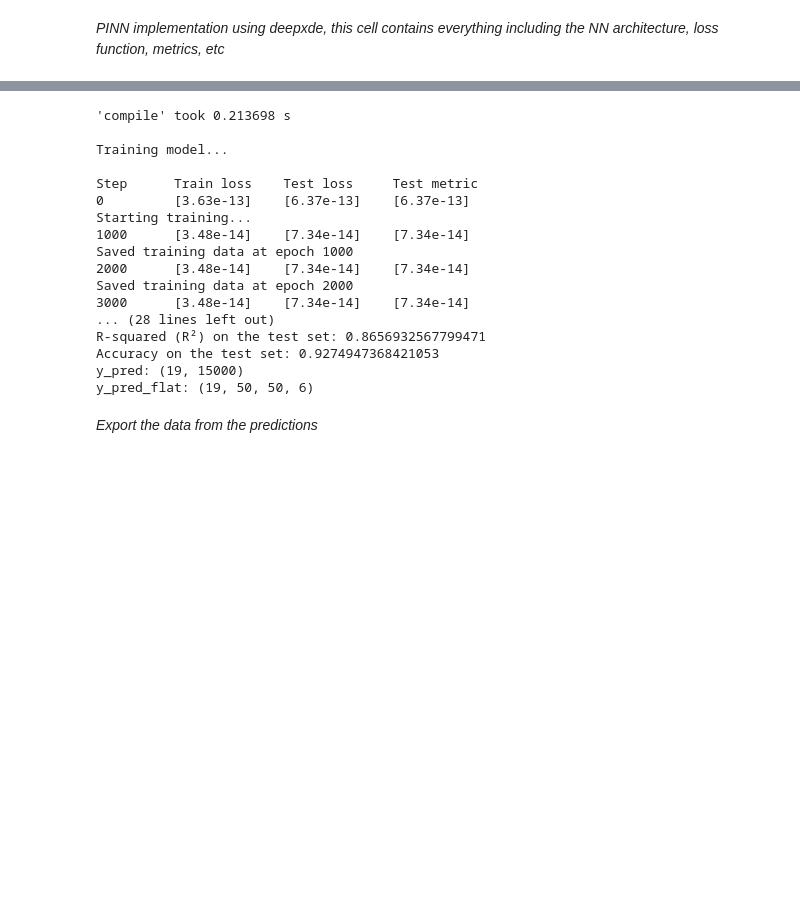
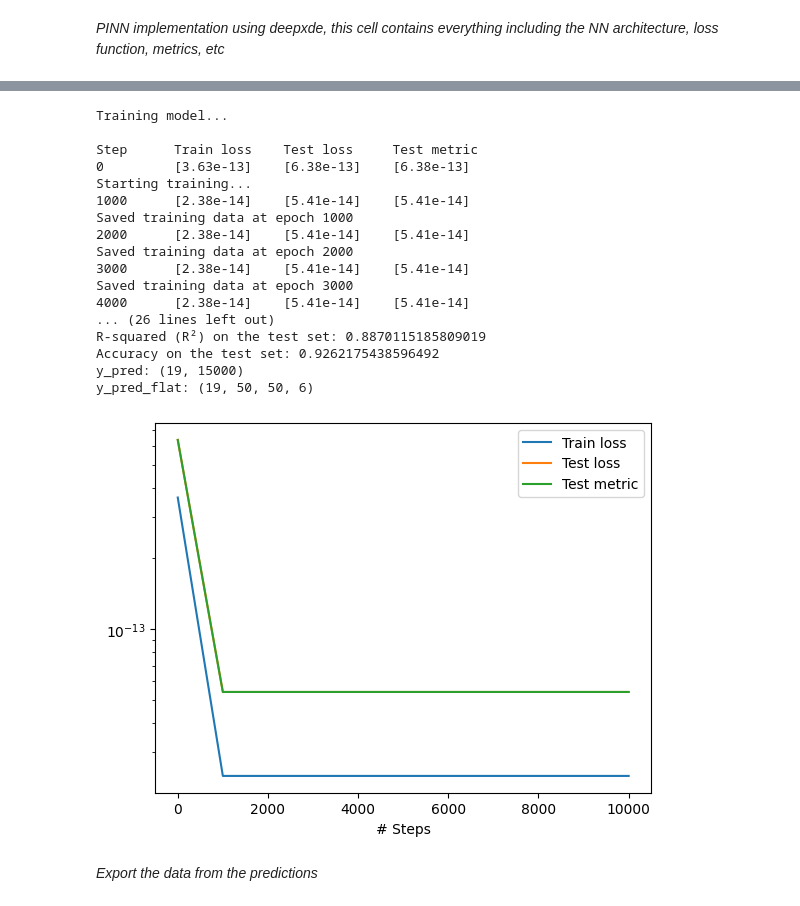
Before and after one commit to giannis3p/neural-agent-models, a Jupyter notebook: notebooks/PINN train/PINN train (50x50).ipynb, the cells around one changed output, grey strips where cells are left out. Saved outputs shown, nothing was run; the diff lists cells and outputs as text; code cells hidden in the pictures; blank space fills up the shorter version.

```diff
--- a/notebooks/PINN train/PINN train (50x50).ipynb
+++ b/notebooks/PINN train/PINN train (50x50).ipynb
@@ -424,6 +452,7 @@ y_train = output_values_reshaped[:train_size]
 y_val = output_values_reshaped[train_size:train_size + val_size]
 y_test = output_values_reshaped[train_size + val_size:]
 
+# adjust for 2nd split
 #train_size = int(0.7 * input_sequences_reshaped.shape[0])
 #test_size = int(0.20 * input_sequences_reshaped.shape[0])
 #val_size = input_sequences_reshaped.shape[0] - train_size - test_size
@@ -497,7 +526,8 @@ print("Custom data set defined")
 
 # Construct the neural network with LAAF-10 relu activation
 activation = "LAAF-10 relu"
-net = dde.maps.FNN([input_sequences_reshaped.shape[1]] + [100] * 3 + [output_values_reshaped.shape[1]], activation, "Glorot uniform")
+#regularization = ["l2", 0.01]
+net = dde.maps.FNN([input_sequences_reshaped.shape[1]] + [50] * 3 + [output_values_reshaped.shape[1]], activation, "Glorot uniform")
 
 # Ensure the output layer uses ReLU to prevent negative predictions
 net.apply_output_transform(lambda x, y: tf.nn.relu(y))
@@ -509,13 +539,16 @@ model = dde.Model(data, net)
 def pde_residual(x, y):
     return pde(x, y)
 
-save_training_data_callback = SaveTrainingDataCallback(filename='PINN(50x50)_train_data.npy', interval=1000)
+save_training_data_callback = SaveTrainingDataCallback(filename='C:/Users/Ioannis/Documents/neural-agent-models/data/training_data/PINN(50x50)(82)_train_data.npy', interval=1000)
 
 # Compile the model with combined losses: data loss (MSE) and PDE residual loss
 model.compile("adam", lr=1e-3, metrics=["mean squared error"])
 
 # Adding the physics-informed loss component directly into the training process
 losshistory, train_state = model.train(iterations=10000, display_every=1000, callbacks=[save_training_data_callback])
+
+# Plot the loss history
+dde.utils.plot_loss_history(losshistory)
 
 #metrics
 def mean_absolute_percentage_error(y_true, y_pred, epsilon=1e-10):
@@ -581,20 +616,21 @@ Building feed-forward neural network...
-'compile' took 0.213698 s
-
 Training model...
 
 Step      Train loss    Test loss     Test metric
-0         [3.63e-13]    [6.37e-13]    [6.37e-13]
+0         [3.63e-13]    [6.38e-13]    [6.38e-13]
 Starting training...
-1000      [3.48e-14]    [7.34e-14]    [7.34e-14]
+1000      [2.38e-14]    [5.41e-14]    [5.41e-14]
 Saved training data at epoch 1000
-2000      [3.48e-14]    [7.34e-14]    [7.34e-14]
+2000      [2.38e-14]    [5.41e-14]    [5.41e-14]
 Saved training data at epoch 2000
-3000      [3.48e-14]    [7.34e-14]    [7.34e-14]
-... (28 lines left out)
-R-squared (R²) on the test set: 0.8656932567799471
-Accuracy on the test set: 0.9274947368421053
+3000      [2.38e-14]    [5.41e-14]    [5.41e-14]
+Saved training data at epoch 3000
+4000      [2.38e-14]    [5.41e-14]    [5.41e-14]
+... (26 lines left out)
+R-squared (R²) on the test set: 0.8870115185809019
+Accuracy on the test set: 0.9262175438596492
 y_pred: (19, 15000)
 y_pred_flat: (19, 50, 50, 6)
+[figure, added]
 # %% [markdown]
 *Export the data from the predictions*
 # %%
```
Also changed, not shown: parts of 4 cells of this notebook, 53 other files.
